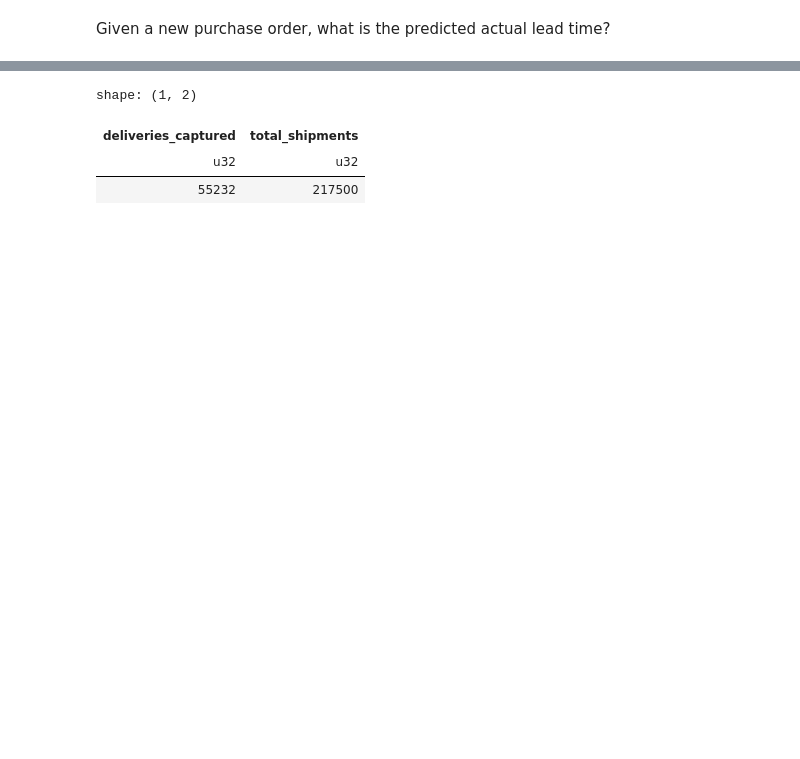
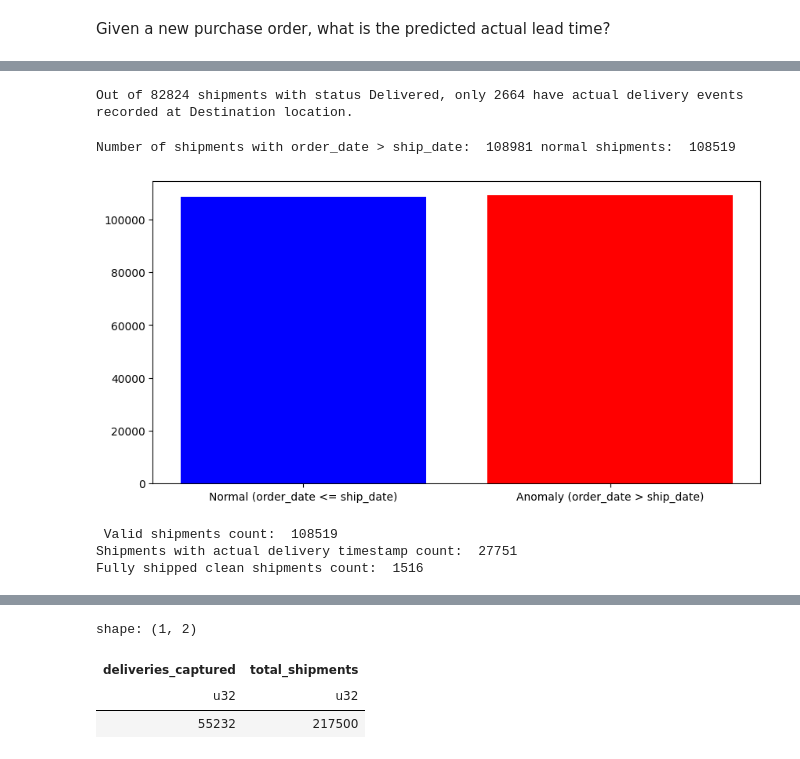
Before and after one commit to miskibin/task, a Jupyter notebook: research/delayed_shippment.ipynb, the cells around one changed output, grey strips where cells are left out. Drawn from its saved outputs; the diff is of its cells as text; code cells hidden in the pictures; blank space fills up the shorter version.

```diff
--- a/research/delayed_shippment.ipynb
+++ b/research/delayed_shippment.ipynb
@@ -197,0 +92,16 @@ ship_df.dtypes, purchase_df.dtypes, transit_events_df.dtypes
+# %%
+# Step 2: combine shipment facts with purchase-order context
+shipments_enriched = (
+    ship_df
+    .join(latest_event, on="shipment_id", how="left")
+    .join(actual_delivery, on="shipment_id", how="left")
+    .join(
+        purchase_df.select("po_id", "order_date", "promised_date", "supplier_id", "order_qty", "status"),
+        on="po_id",
+        how="left",
+    )
+)
+# last_event_status actual_delivery_ts last_event_ts are often null for in-flight shipments
+# because not all shipments have events yet
+
+shipments_enriched
@@ -197,0 +123,47 @@ ship_df.dtypes, purchase_df.dtypes, transit_events_df.dtypes
+# %%
+# how much from shippements.status = Delivered are the transit_events.event_status = Delivered & locatio_type = 'Destination'
+delivered_shipments = shipments_enriched.filter(pl.col("status") == "Delivered")
+delivered_with_events = delivered_shipments.filter(pl.col("actual_delivery_ts").is_not_null())
+
+print(f'Out of {delivered_shipments.height} shipments with status Delivered, only {delivered_with_events.height} have actual delivery events recorded at Destination location.')
+# %% [output]
+Out of 82824 shipments with status Delivered, only 2664 have actual delivery events recorded at Destination location.
+# %%
+# show order_date > ship_date annomalies
+
+plt.figure(figsize=(10, 5))
+# normal count wrong count
+plt.bar(
+    ["Normal (order_date <= ship_date)", "Anomaly (order_date > ship_date)"],
+    [
+        shipments_enriched.filter(pl.col("order_date") <= pl.col("ship_date")).height,
+        shipments_enriched.filter(pl.col("order_date") > pl.col("ship_date")).height,
+    ],
+    color=["blue", "red"]
+)
+print(
+    "Number of shipments with order_date > ship_date: ",
+    shipments_enriched.filter(pl.col("order_date") > pl.col("ship_date")).height,
+    "normal shipments: ",
+    shipments_enriched.filter(pl.col("order_date") <= pl.col("ship_date")).height
+)
+# %% [output]
+Number of shipments with order_date > ship_date:  108981 normal shipments:  108519
+[figure, added]
+# %%
+# lets assume half of data is wrong and work only with the rest
+clean_shipments = shipments_enriched.filter(pl.col("order_date") <= pl.col("ship_date"))
+print(" Valid shipments count: ", clean_shipments.height)
+clean_shipments = clean_shipments.filter(pl.col("actual_delivery_ts").is_not_null())
+print("Shipments with actual delivery timestamp count: ", clean_shipments.height)
+# also let us only get shipments that were fully shipped (`po.order_qty` == sum of `ship.ship_qty`)
+clean_shipments = clean_shipments.join(
+    ship_df.group_by("po_id").agg(pl.col("ship_qty").sum().alias("total_shipped_qty")),
+    on="po_id",
+    how="inner"
+).filter(pl.col("order_qty") == pl.col("total_shipped_qty"))
+print("Fully shipped clean shipments count: ", clean_shipments.height)
+# %% [output]
+ Valid shipments count:  108519
+Shipments with actual delivery timestamp count:  27751
+Fully shipped clean shipments count:  1516
```
Also changed, not shown: parts of 14 cells of this notebook, 5 other files.
